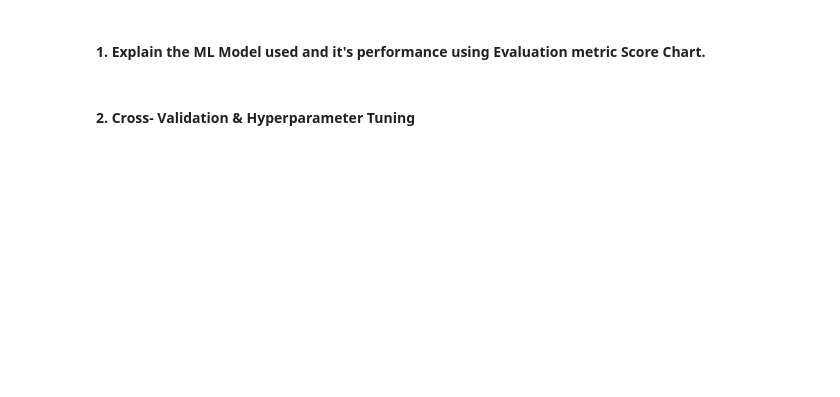
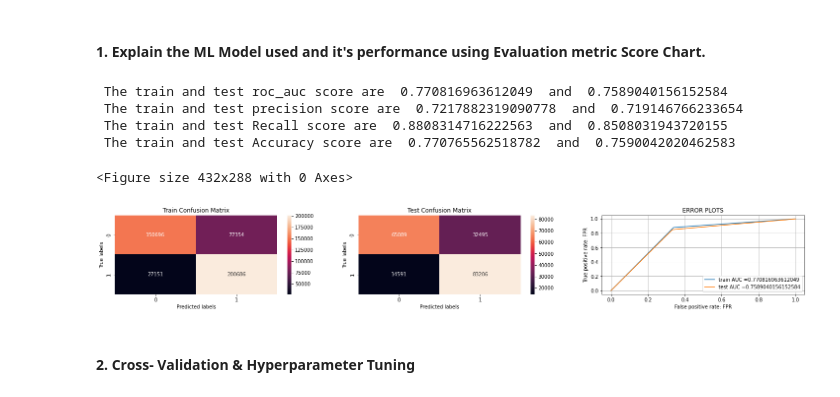
Before and after one commit to ad709kr/Health-insurance-cross-sell-prediction, a Jupyter notebook: Heath_Insurance_cross_sell_prediction.ipynb, the cells around one changed output. Cells and saved outputs as stored; diff of their text form; code cells hidden in the pictures; blank space fills up the shorter version.

```diff
--- a/Heath_Insurance_cross_sell_prediction.ipynb
+++ b/Heath_Insurance_cross_sell_prediction.ipynb
@@ -1270,6 +1405,29 @@ Answer Here.
+# %%
+def MultinomialNaiveBayes(x_train,x_test,y_train):
+  '''
+  This function trains the  Multinomial Naive Bayes model and return the predicted train and test value
+  '''
+
+  clf = MultinomialNB(fit_prior=True)   # the default value of alpha = 1
+  # Fit the Algorithm
+  clf.fit(x_train,y_train)
+  # Predict on the model
+  y_train_pred = clf.predict(x_train)
+  y_test_pred = clf.predict(x_test)
+  return y_train_pred,y_test_pred
+
+y_train_pred_nb,y_test_pred_nb = MultinomialNaiveBayes(x_train_final,x_test_final,y_train)
 # %% [markdown]
 #### 1. Explain the ML Model used and it's performance using Evaluation metric Score Chart.
 # %%
 # Visualizing evaluation Metric Score chart
+train_roc_auc_nb,test_roc_auc_nb, train_accuracy_nb,test_accuracy_nb, test_precision_nb, test_recall_nb = evaluation_matrix(y_train_pred_nb, y_test_pred_nb, y_train,y_test)
+# %% [output]
+ The train and test roc_auc score are  0.770816963612049  and  0.7589040156152584
+ The train and test precision score are  0.7217882319090778  and  0.719146766233654
+ The train and test Recall score are  0.8808314716222563  and  0.8508031943720155
+ The train and test Accuracy score are  0.770765562518782  and  0.7590042020462583
+<Figure size 432x288 with 0 Axes>
+[figure, added]
 # %% [markdown]
 #### 2. Cross- Validation & Hyperparameter Tuning
```
Also changed, not shown: parts of 85 cells of this notebook.
